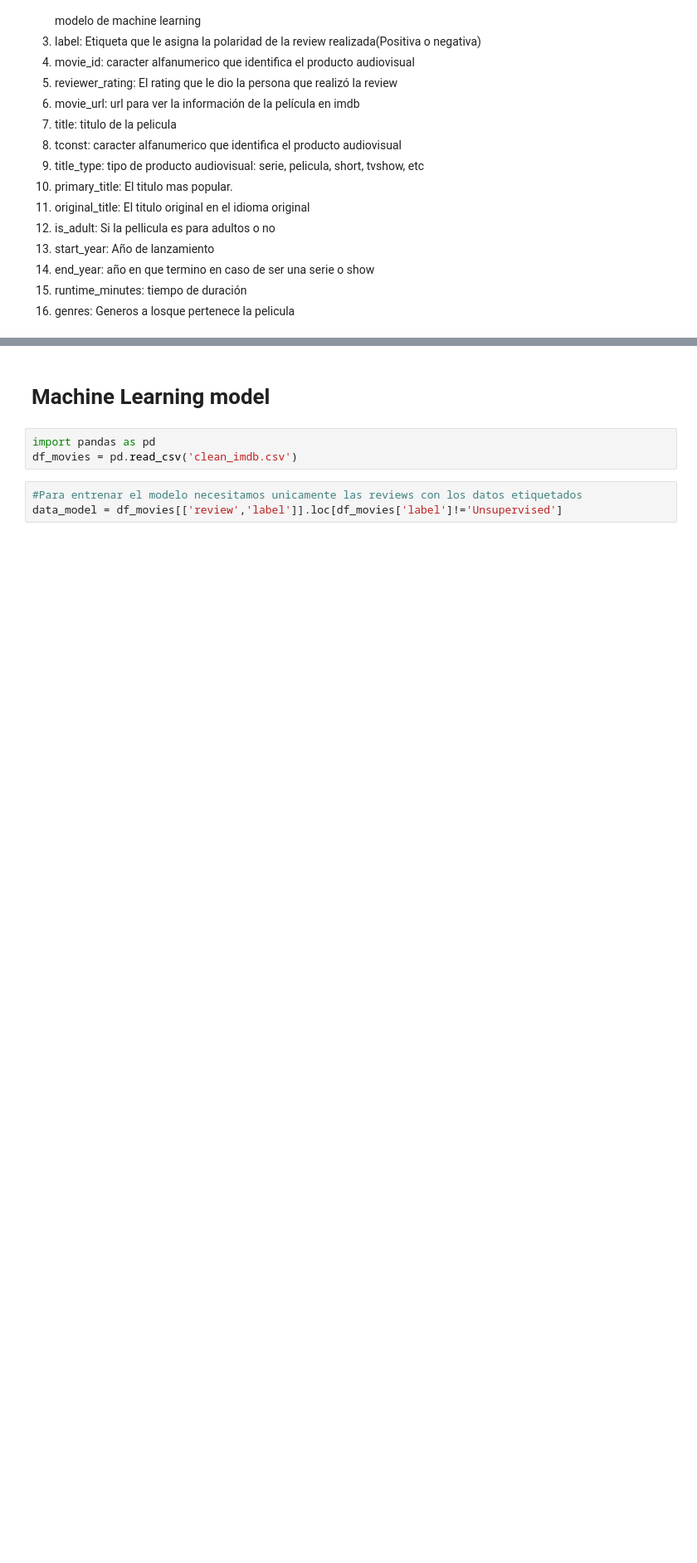
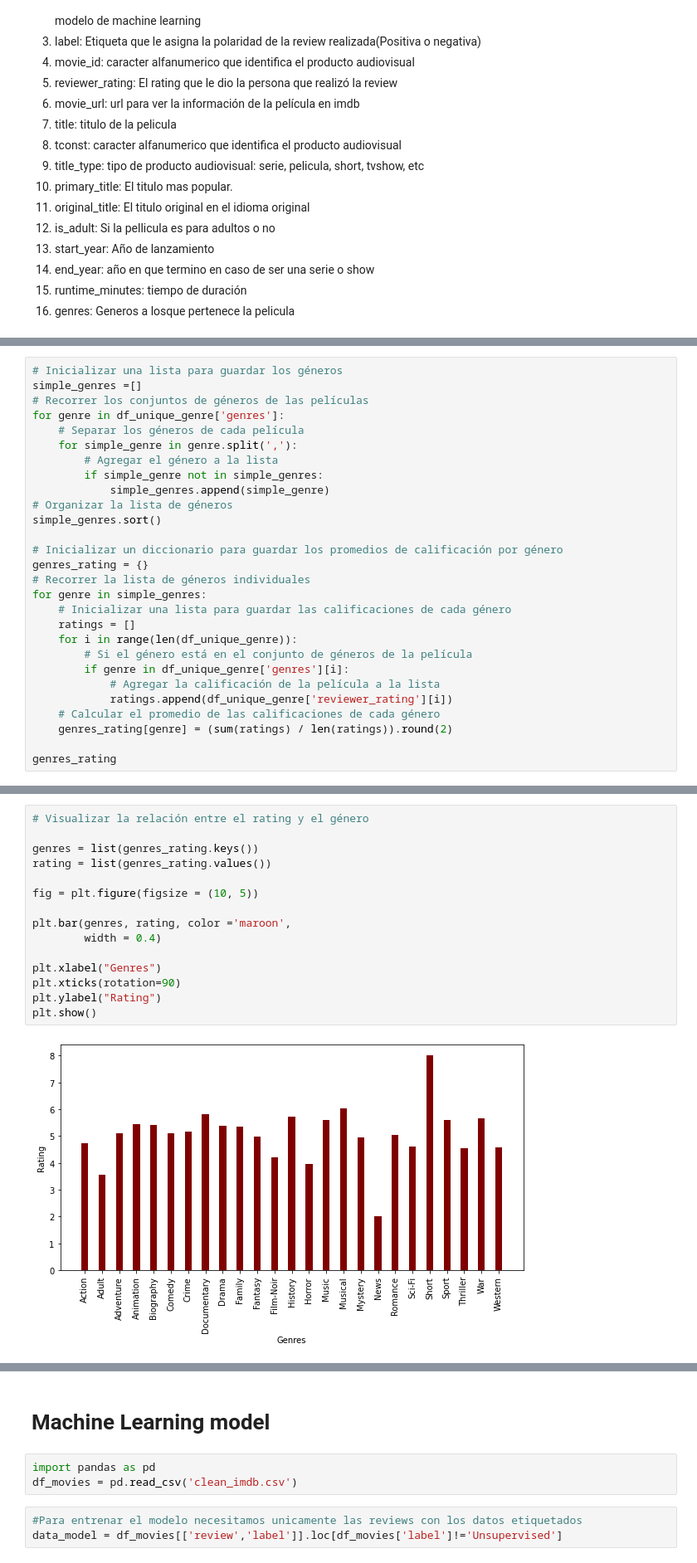
Before and after one commit to Pablot123/TGL_FinalProject, a Jupyter notebook: data_analisis.ipynb, the cells around one changed output, grey strips where cells are left out. Shown at 83% size. Cells and saved outputs as stored; diff of their text form; blank space fills up the shorter version.

```diff
--- a/data_analisis.ipynb
+++ b/data_analisis.ipynb
@@ -103,0 +97,28 @@ df_movies.head()
+# %%
+# Inicializar una lista para guardar los géneros
+simple_genres =[]
+# Recorrer los conjuntos de géneros de las películas
+for genre in df_unique_genre['genres']:
+    # Separar los géneros de cada película
+    for simple_genre in genre.split(','):
+        # Agregar el género a la lista
+        if simple_genre not in simple_genres:
+            simple_genres.append(simple_genre)
+# Organizar la lista de géneros
+simple_genres.sort()
+
+# Inicializar un diccionario para guardar los promedios de calificación por género
+genres_rating = {}
+# Recorrer la lista de géneros individuales
+for genre in simple_genres:
+    # Inicializar una lista para guardar las calificaciones de cada género
+    ratings = []
+    for i in range(len(df_unique_genre)):
+        # Si el género está en el conjunto de géneros de la película
+        if genre in df_unique_genre['genres'][i]:
+            # Agregar la calificación de la película a la lista
+            ratings.append(df_unique_genre['reviewer_rating'][i])
+    # Calcular el promedio de las calificaciones de cada género
+    genres_rating[genre] = (sum(ratings) / len(ratings)).round(2)
+
+genres_rating
@@ -103,0 +143,17 @@ df_movies.head()
+# %%
+# Visualizar la relación entre el rating y el género
+
+genres = list(genres_rating.keys())
+rating = list(genres_rating.values())
+
+fig = plt.figure(figsize = (10, 5))
+
+plt.bar(genres, rating, color ='maroon',
+        width = 0.4)
+
+plt.xlabel("Genres")
+plt.xticks(rotation=90)
+plt.ylabel("Rating")
+plt.show()
+# %% [output]
+[figure, added]
```
Also changed, not shown: parts of 25 cells of this notebook, 1 other file.
